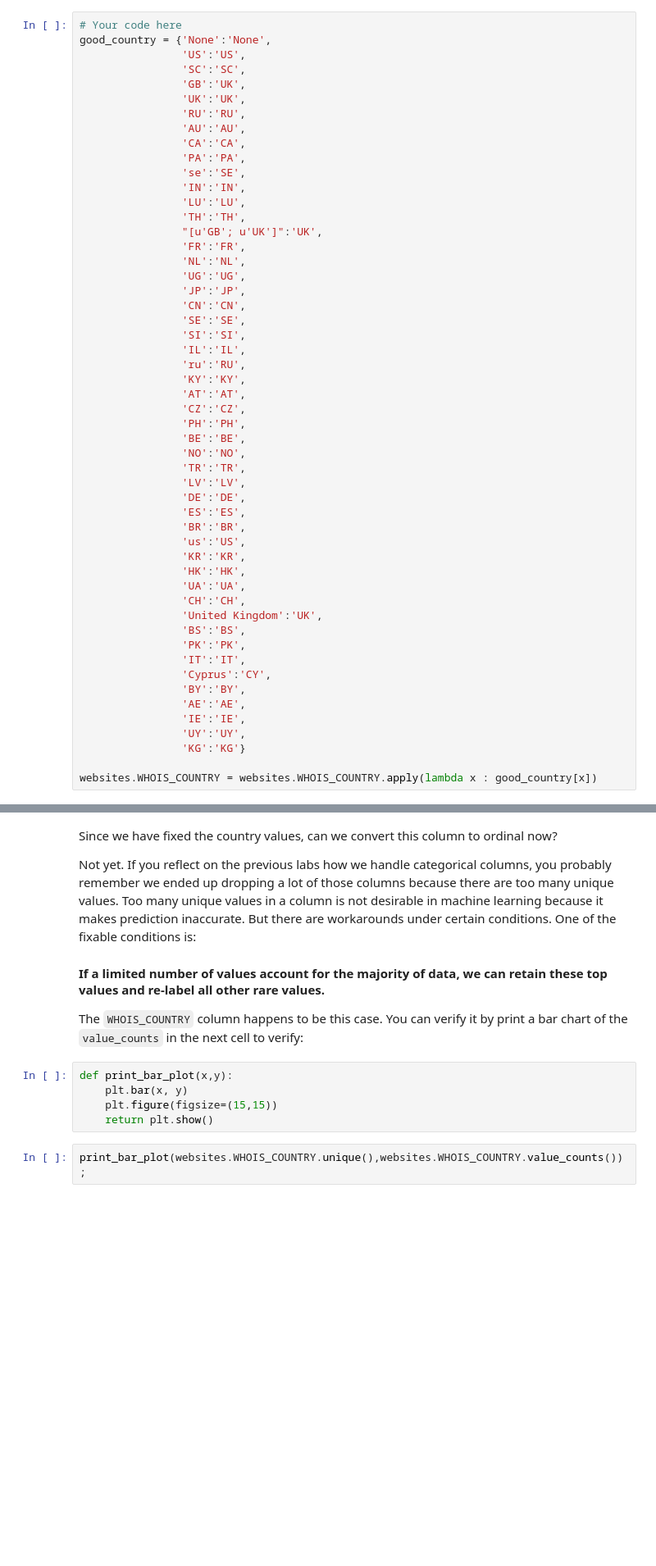
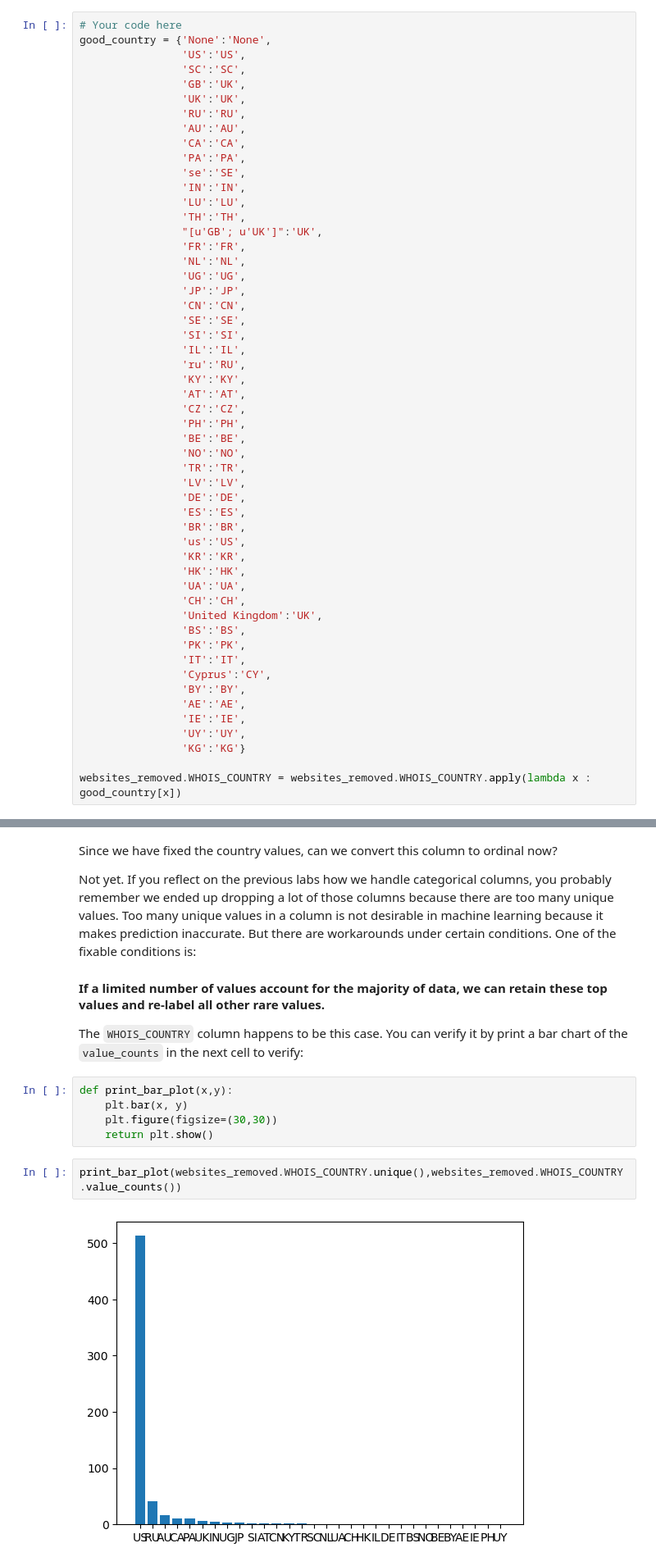
Before and after one commit to ironhack-labs/lab-supervised-learning-en, a Jupyter notebook: your-code/main.ipynb, the cells around one changed output, grey strips where cells are left out. Shown at 82% size. Cells and saved outputs as stored; diff of their text form; blank space fills up the shorter version.

```diff
--- a/your-code/main.ipynb
+++ b/your-code/main.ipynb
@@ -395,5 +413,5 @@ good_country = {'None':'None',
                 'UY':'UY',
                 'KG':'KG'}
 
-websites.WHOIS_COUNTRY = websites.WHOIS_COUNTRY.apply(lambda x : good_country[x])
+websites_removed.WHOIS_COUNTRY = websites_removed.WHOIS_COUNTRY.apply(lambda x : good_country[x])
 # %%
@@ -409,7 +431,9 @@ The `WHOIS_COUNTRY` column happens to be this case. You can verify it by print a
 # %%
 def print_bar_plot(x,y):
     plt.bar(x, y)
-    plt.figure(figsize=(15,15))
+    plt.figure(figsize=(30,30))
     return plt.show()
 # %%
-print_bar_plot(websites.WHOIS_COUNTRY.unique(),websites.WHOIS_COUNTRY.value_counts());
+print_bar_plot(websites_removed.WHOIS_COUNTRY.unique(),websites_removed.WHOIS_COUNTRY.value_counts())
+# %% [output]
+[figure, added]
```
Also changed, not shown: parts of 33 cells of this notebook.
